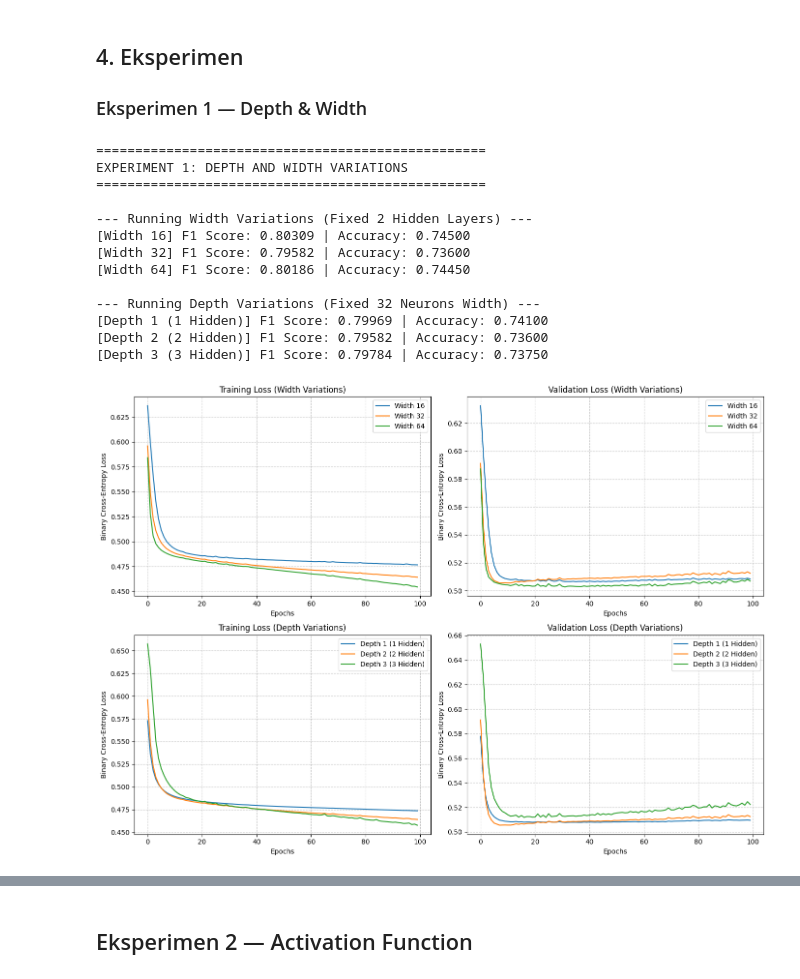
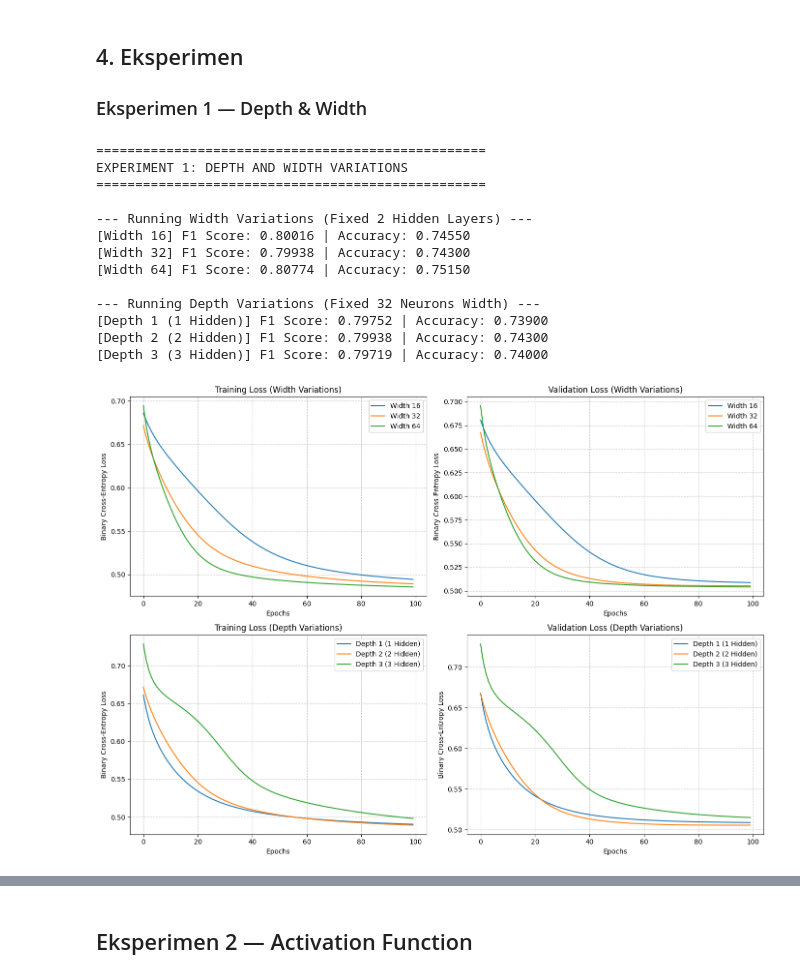
Before and after one commit to yonatan-nyo/ML-FFNN, a Jupyter notebook: src/notebooks/main.ipynb, the cells around one changed output, grey strips where cells are left out. Drawn from its saved outputs; the diff is of its cells as text; code cells hidden in the pictures.

```diff
--- a/src/notebooks/main.ipynb
+++ b/src/notebooks/main.ipynb
@@ -31,7 +31,7 @@ sys.path.insert(0, os.path.abspath(".."))
 from core import NeuralNetwork
 from core import AutogradNeuralNetwork
 
-ChosenNetwork=NeuralNetwork
+ChosenNetwork=AutogradNeuralNetwork
 # %% [markdown]
 ## 2. Memuat & Menjelajahi Data
 
@@ -121,7 +121,7 @@ print("="*50)
 INPUT_DIM = X_train.shape[1]
 EPOCHS = 100
 BATCH_SIZE = 32
-LR = 0.01
+LR = 0.001
 
 # Define variations
 # 1. Width variations (Fixed depth: 2 hidden layers)
@@ -172,38 +172,38 @@ fig, axes = plt.subplots(2, 2, figsize=(14, 10))
 # Plot Width Loss
 for name, hist in width_histories.items():
     axes[0, 0].plot(hist['train_loss'], label=f"{name}")
     axes[0, 1].plot(hist['val_loss'], label=f"{name}")
 axes[0, 0].set_title("Training Loss (Width Variations)")
 axes[0, 1].set_title("Validation Loss (Width Variations)")
 
 # Plot Depth Loss
 for name, hist in depth_histories.items():
     axes[1, 0].plot(hist['train_loss'], label=f"{name}")
     axes[1, 1].plot(hist['val_loss'], label=f"{name}")
 axes[1, 0].set_title("Training Loss (Depth Variations)")
 axes[1, 1].set_title("Validation Loss (Depth Variations)")
 
 for ax in axes.flatten():
     ax.set_xlabel("Epochs")
     ax.set_ylabel("Binary Cross-Entropy Loss")
     ax.legend()
     ax.grid(True, linestyle='--', alpha=0.7)
 
 plt.tight_layout()
 plt.show()
 # %% [output]
 ==================================================
 EXPERIMENT 1: DEPTH AND WIDTH VARIATIONS
 ==================================================
 
 --- Running Width Variations (Fixed 2 Hidden Layers) ---
-[Width 16] F1 Score: 0.80309 | Accuracy: 0.74500
-[Width 32] F1 Score: 0.79582 | Accuracy: 0.73600
-[Width 64] F1 Score: 0.80186 | Accuracy: 0.74450
+[Width 16] F1 Score: 0.80016 | Accuracy: 0.74550
+[Width 32] F1 Score: 0.79938 | Accuracy: 0.74300
+[Width 64] F1 Score: 0.80774 | Accuracy: 0.75150
 
 --- Running Depth Variations (Fixed 32 Neurons Width) ---
-[Depth 1 (1 Hidden)] F1 Score: 0.79969 | Accuracy: 0.74100
-[Depth 2 (2 Hidden)] F1 Score: 0.79582 | Accuracy: 0.73600
-[Depth 3 (3 Hidden)] F1 Score: 0.79784 | Accuracy: 0.73750
+[Depth 1 (1 Hidden)] F1 Score: 0.79752 | Accuracy: 0.73900
+[Depth 2 (2 Hidden)] F1 Score: 0.79938 | Accuracy: 0.74300
+[Depth 3 (3 Hidden)] F1 Score: 0.79719 | Accuracy: 0.74000
-[figure, old version]
+[figure, new version]
 # %% [markdown]
```
Also changed, not shown: parts of 12 cells of this notebook.
